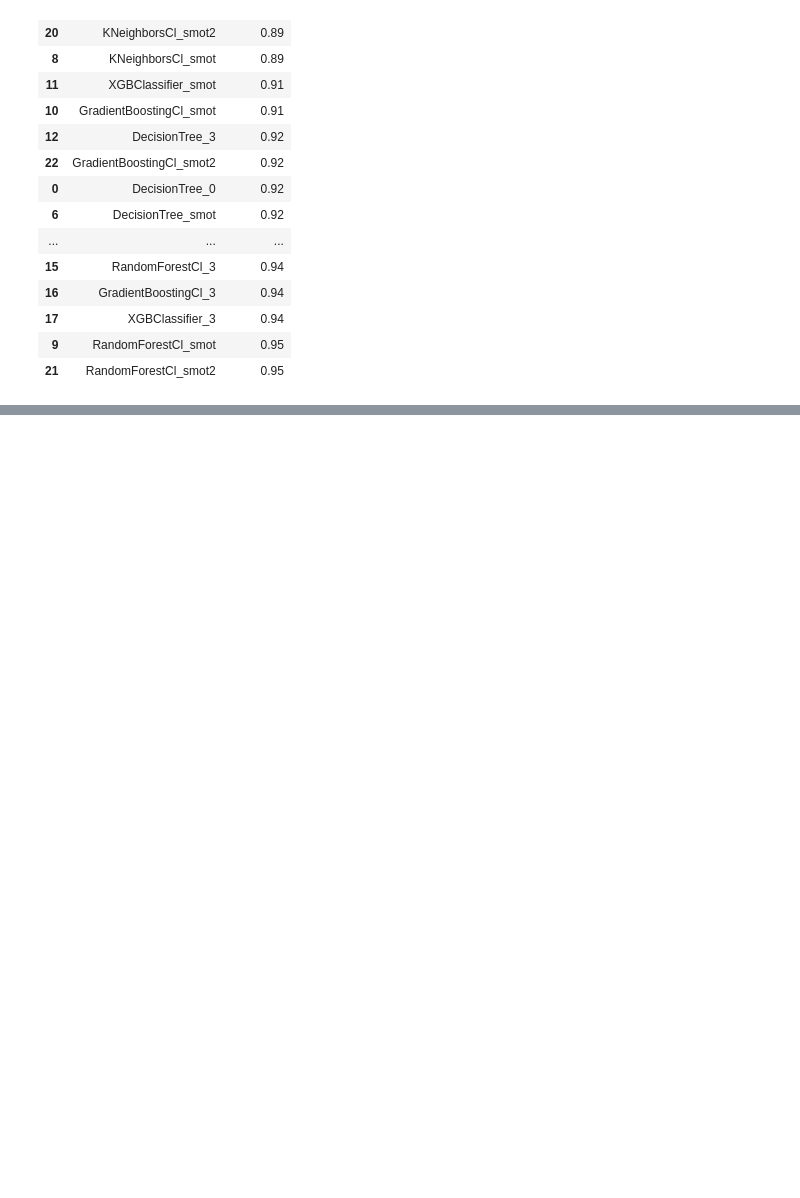
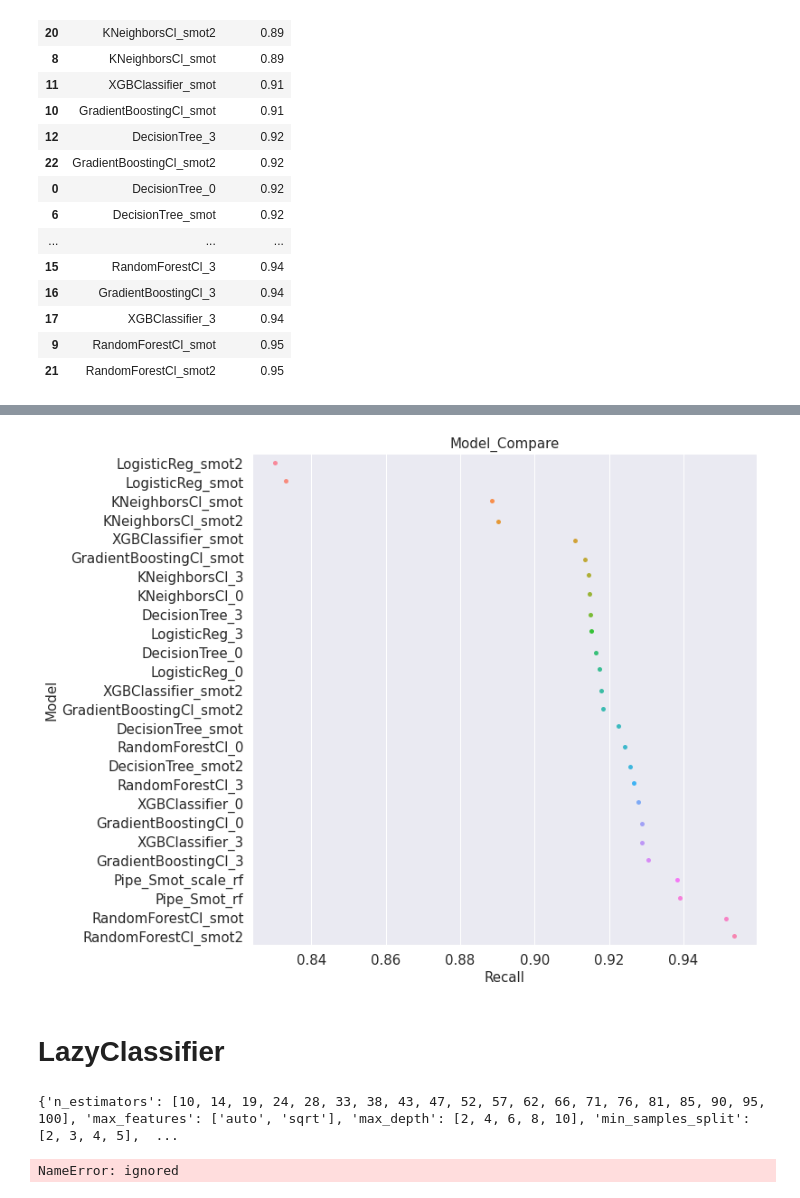
Before and after one commit to pascale25/9CGCgdvlOR8EY9Iq, a Jupyter notebook: Term_Deposit_Marketing.ipynb, the cells around one changed output, grey strips where cells are left out. Cells and saved outputs as stored; diff of their text form; code cells hidden in the pictures; blank space fills up the shorter version.

```diff
--- a/Term_Deposit_Marketing.ipynb
+++ b/Term_Deposit_Marketing.ipynb
@@ -1840,0 +1919,4 @@ plt.show()
+# %%
+F1 = pd.DataFrame(list(F1_score.items()), columns=['Model', 'F1_score'])
+F1.sort_values(by= 'F1_score', inplace=True)
+F1
@@ -1840,0 +1941,13 @@ plt.show()
+# %%
+plt.figure(figsize=(10, 10))
+sns.stripplot(F1.F1_score, F1.Model);
+plt.xlabel('Recall', fontsize=15)
+plt.ylabel('Model', fontsize=15)
+plt.title('Model_Compare', fontsize=15)
+plt.rc('xtick', labelsize=15)
+plt.rc('ytick', labelsize=15)
+plt.show()
+# %% [output]
+[figure, added]
+# %% [markdown]
+# LazyClassifier
@@ -1840,0 +1977,26 @@ plt.show()
+# %%
+#tune model one
+# define hyperparams
+import numpy as np
+n_estimators = [int(x) for x in np.linspace(start = 10, stop = 100, num = 20)]
+max_features = ['auto', 'sqrt']
+max_depth = [2,4,6,8, 10]
+min_samples_split = [2,3, 4, 5]
+min_samples_leaf = [1,2, 3]
+bootstrap = [True, False]
+
+# Create the param grid
+param_grid = {'n_estimators': n_estimators,
+               'max_features': max_features,
+               'max_depth': max_depth,
+               'min_samples_split': min_samples_split,
+               'min_samples_leaf': min_samples_leaf,
+               'bootstrap': bootstrap}
+print(param_grid)
+rf_tune =  RandomForestClassifier(random_state= 47)
+# %% [output]
+{'n_estimators': [10, 14, 19, 24, 28, 33, 38, 43, 47, 52, 57, 62, 66, 71, 76, 81, 85, 90, 95, 100], 'max_features': ['auto', 'sqrt'], 'max_depth': [2, 4, 6, 8, 10], 'min_samples_split': [2, 3, 4, 5],  ...
+# %%
+model_tune(rf_tune, param_grid, 'RandomForestCl_tune')
+# %% [output]
+NameError: ignored
```
Also changed, not shown: parts of 44 cells of this notebook.
